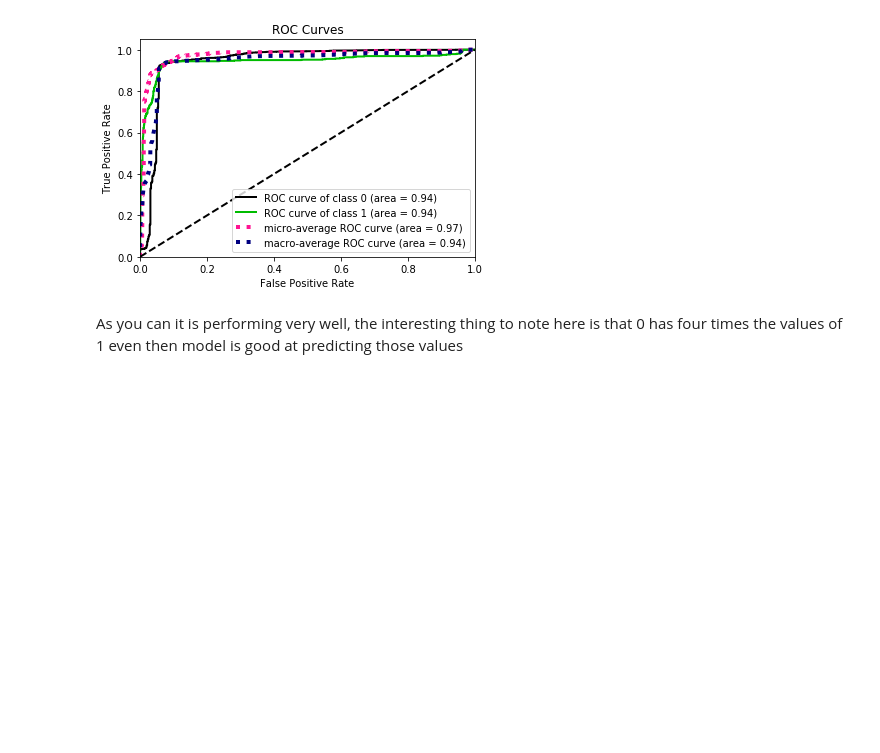
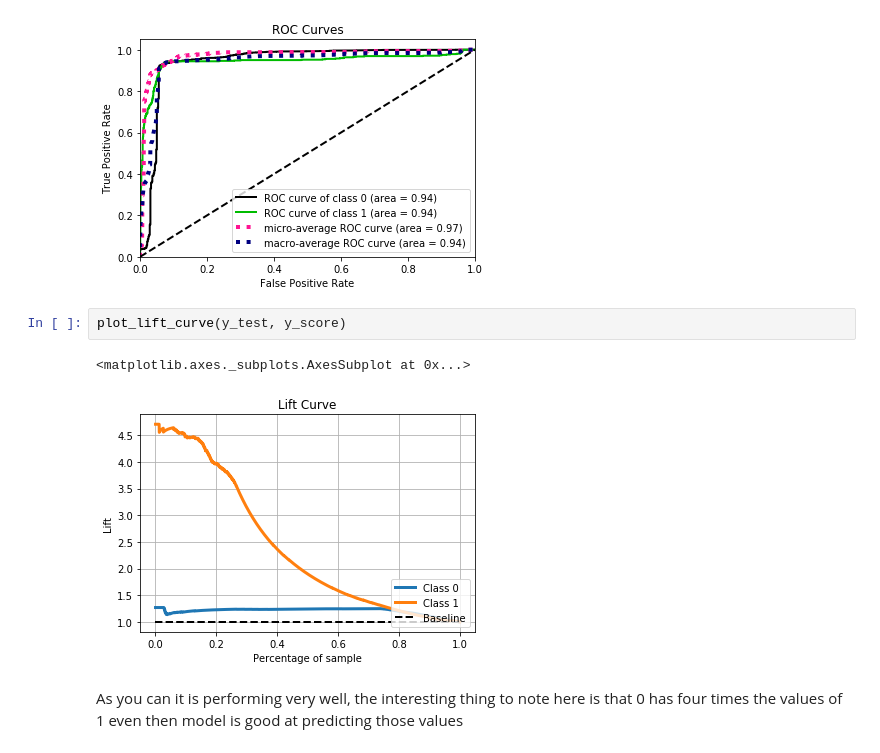
Before and after one commit to piyushtada/data_mining_2020_project_occupancy_detection, a Jupyter notebook: jupyter_notebooks/05_support_vector_machines.ipynb, the cells around one changed output. Cells and saved outputs as stored; diff of their text form; blank space fills up the shorter version.

Commit message:
added lift chart

```diff
--- a/jupyter_notebooks/05_support_vector_machines.ipynb
+++ b/jupyter_notebooks/05_support_vector_machines.ipynb
@@ -213,6 +213,11 @@ plot_roc(y_test, y_score)
 plt.show()
 # %% [output]
 [figure]
+# %%
+plot_lift_curve(y_test, y_score)
+# %% [output]
+<matplotlib.axes._subplots.AxesSubplot at 0x...>
+[figure, added]
 # %% [markdown]
 As you can it is performing very well, the interesting thing to note here is that 0 has four times the values of 1 even then model is good at predicting those values
 # %%
```
Also changed, not shown: parts of 1 cell of this notebook, 1 other file.
